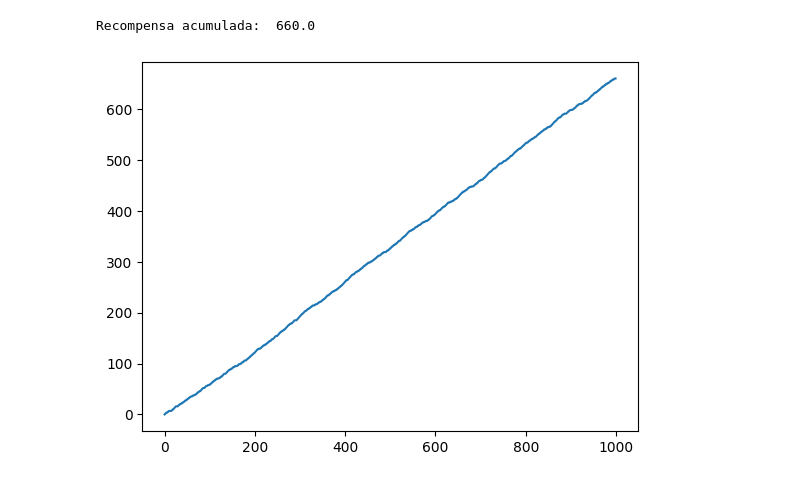
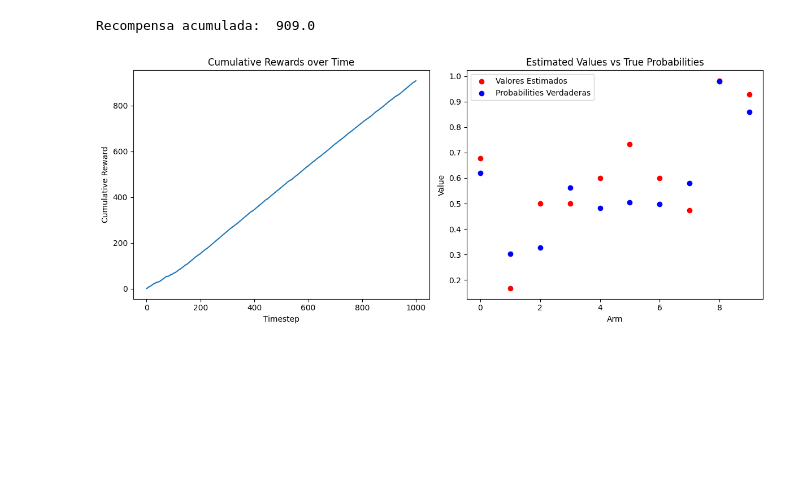
Before and after one commit to MGonza20/Lab01_RL_UVG, a Jupyter notebook: main.ipynb, the cells around one changed output. Cells and saved outputs as stored; diff of their text form; code cells hidden in the pictures; blank space fills up the shorter version.

Commit message:
Plot estimados vs verdaderos.

```diff
--- a/main.ipynb
+++ b/main.ipynb
@@ -10,24 +7,46 @@ agent = Agent(epsilon=0.1)
-# %%
-n = 1000
-
-rewards = np.zeros(n)
-cumulative_rewards = np.zeros(n)
-total_reward = 0
-
-for i in range(n):
-    arm = agent.select_arm()
-    reward = bandit.pull(arm)
-    agent.update_estimates(arm, reward)
-
-    rewards[i] = reward
-    total_reward += reward
-    cumulative_rewards[i] = total_reward
-
-print("Recompensa acumulada: ", rewards.sum())
-# %% [output]
-Recompensa acumulada:  660.0
-# %%
-plt.plot(cumulative_rewards)
-plt.show()
-# %% [output]
-[figure, removed]
+# %%
+# Simulación
+n = 1000
+
+bandit = Bandit()
+agent = Agent(epsilon=0.1, n_arms=bandit.n_arms)
+
+rewards = np.zeros(n)
+cumulative_rewards = np.zeros(n)
+total_reward = 0
+
+for i in range(n):
+    arm = agent.select_arm()
+    reward = bandit.pull(arm)
+    agent.update_estimates(arm, reward)
+
+    rewards[i] = reward
+    total_reward += reward
+    cumulative_rewards[i] = total_reward
+
+print("Recompensa acumulada: ", rewards.sum())
+
+# Gráficas
+plt.figure(figsize=(12, 5))
+
+# Gráfica de las recompensas acumuladas
+plt.subplot(1, 2, 1)
+plt.plot(cumulative_rewards)
+plt.xlabel('Timestep')
+plt.ylabel('Cumulative Reward')
+plt.title('Cumulative Rewards over Time')
+
+# Gráfica de los valores estimados vs probabilidades reales
+plt.subplot(1, 2, 2)
+plt.scatter(range(bandit.n_arms), agent.rewards, label='Valores Estimados', color='red')
+plt.scatter(range(bandit.n_arms), bandit.arms_probabilities, label='Probabilities Verdaderas', color='blue')
+plt.xlabel('Arm')
+plt.ylabel('Value')
+plt.title('Estimated Values vs True Probabilities')
+plt.legend()
+
+plt.tight_layout()
+plt.show()
+# %% [output]
+Recompensa acumulada:  909.0
+[figure, added]
```
Also changed, not shown: parts of 1 cell of this notebook, 1 other file.
